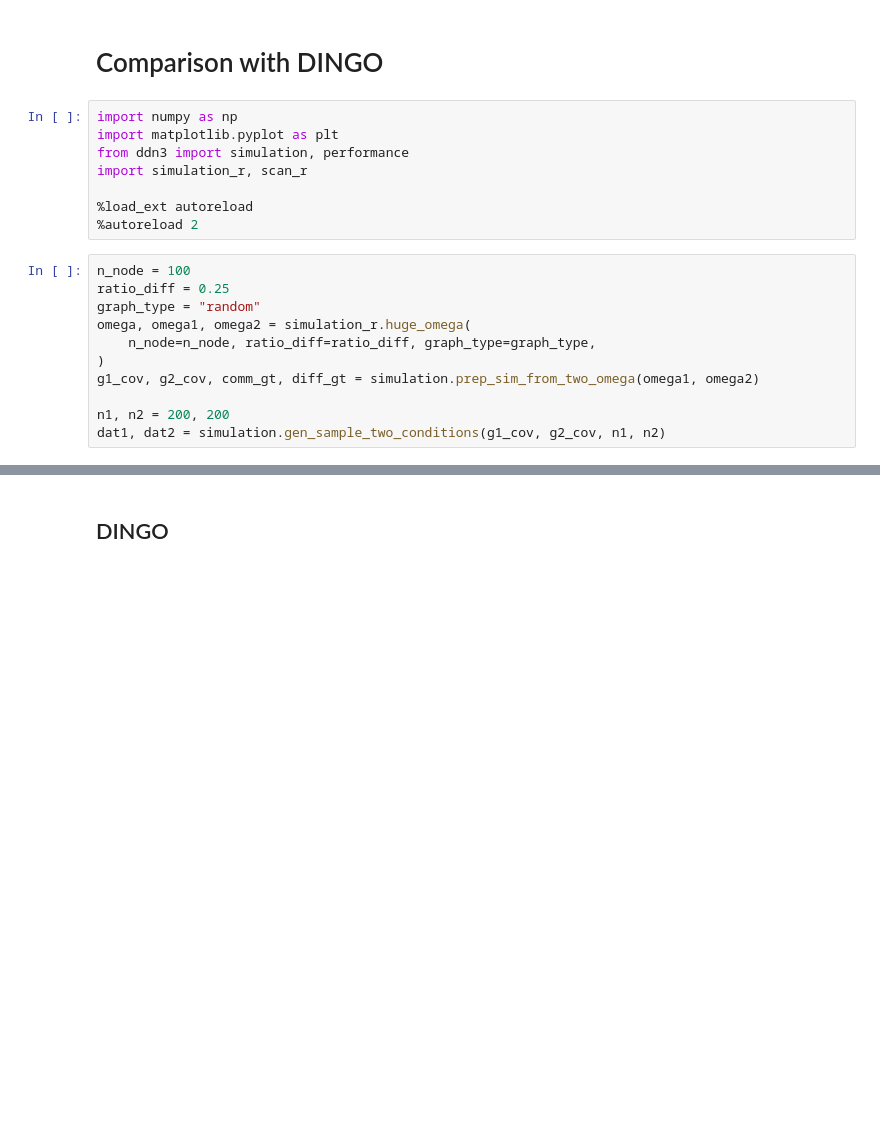
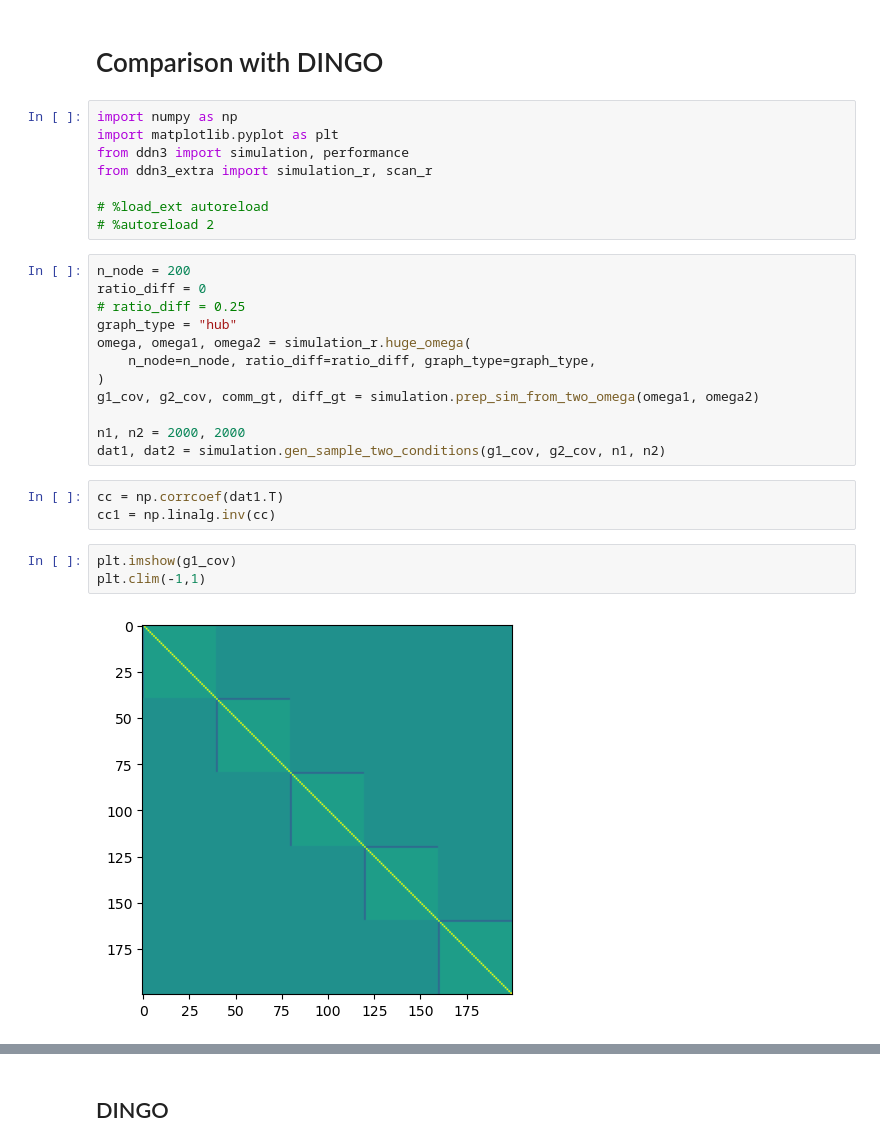
Before and after one commit to cbil-vt/DDN3_simulation, a Jupyter notebook: exp_step0_ddn_jgl_dingo.ipynb, the cells around one changed output, grey strips where cells are left out. Drawn from its saved outputs; the diff is of its cells as text; blank space fills up the shorter version.

```diff
--- a/exp_step0_ddn_jgl_dingo.ipynb
+++ b/exp_step0_ddn_jgl_dingo.ipynb
@@ -4,18 +4,27 @@
 import numpy as np
 import matplotlib.pyplot as plt
 from ddn3 import simulation, performance
-import simulation_r, scan_r
+from ddn3_extra import simulation_r, scan_r
 
-%load_ext autoreload
-%autoreload 2
+# %load_ext autoreload
+# %autoreload 2
 # %%
-n_node = 100
-ratio_diff = 0.25
-graph_type = "random"
+n_node = 200
+ratio_diff = 0
+# ratio_diff = 0.25
+graph_type = "hub"
 omega, omega1, omega2 = simulation_r.huge_omega(
     n_node=n_node, ratio_diff=ratio_diff, graph_type=graph_type,
 )
 g1_cov, g2_cov, comm_gt, diff_gt = simulation.prep_sim_from_two_omega(omega1, omega2)
 
-n1, n2 = 200, 200
+n1, n2 = 2000, 2000
 dat1, dat2 = simulation.gen_sample_two_conditions(g1_cov, g2_cov, n1, n2)
+# %%
+cc = np.corrcoef(dat1.T)
+cc1 = np.linalg.inv(cc)
+# %%
+plt.imshow(g1_cov)
+plt.clim(-1,1)
+# %% [output]
+[figure, added]
```
Also changed, not shown: parts of 6 cells of this notebook, 34 other files.
